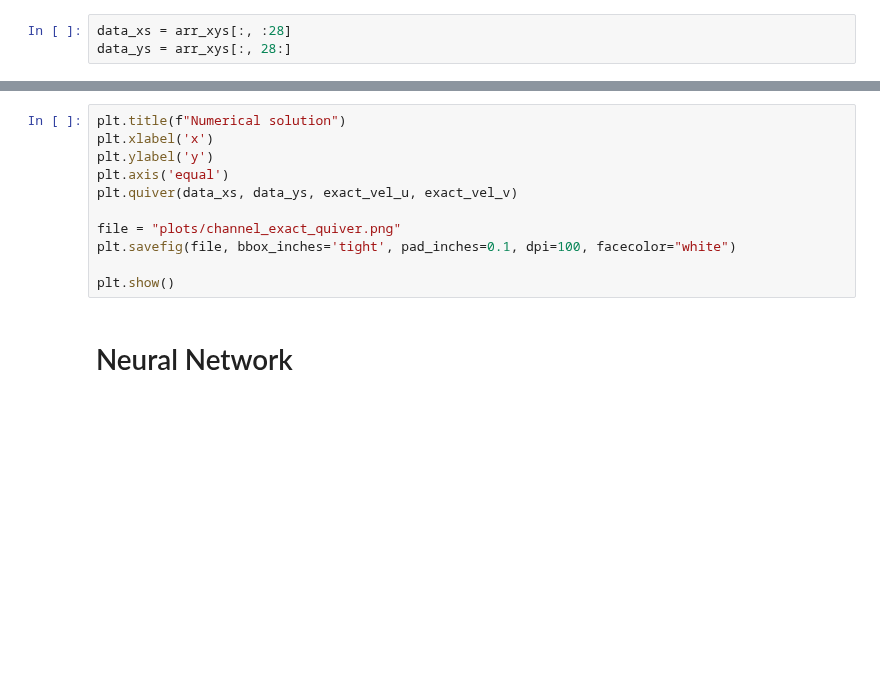
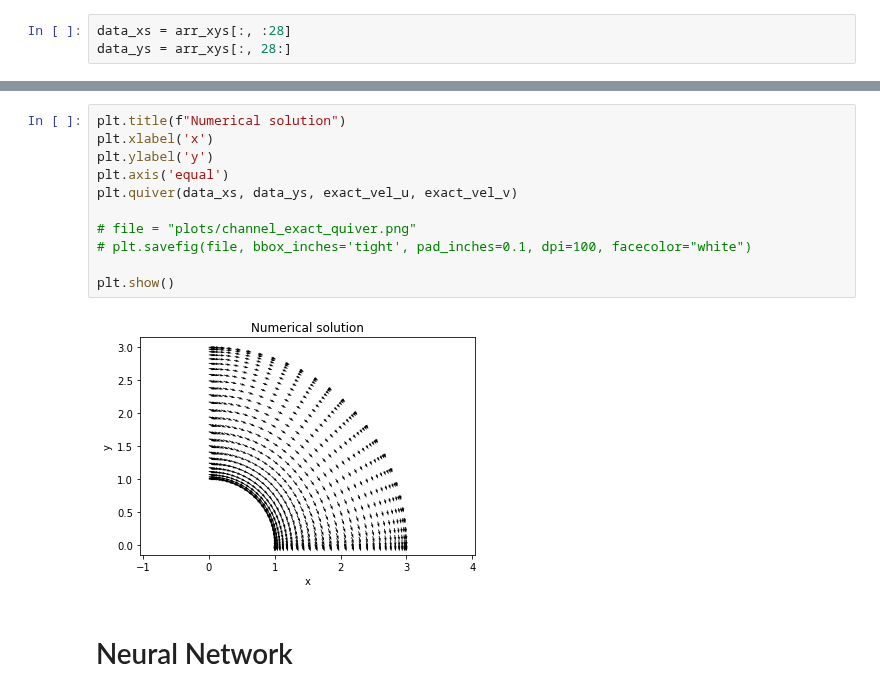
Before and after one commit to ahallback/DTU-PINN-project, a Jupyter notebook: 2D_channel_pinn_final.ipynb, the cells around one changed output, grey strips where cells are left out. Saved outputs shown, nothing was run; the diff lists cells and outputs as text; blank space fills up the shorter version.

```diff
--- a/2D_channel_pinn_final.ipynb
+++ b/2D_channel_pinn_final.ipynb
@@ -142,14 +157,16 @@ plt.show()
 # %%
 plt.title(f"Numerical solution")
 plt.xlabel('x')
 plt.ylabel('y')
 plt.axis('equal')
 plt.quiver(data_xs, data_ys, exact_vel_u, exact_vel_v)
 
-file = "plots/channel_exact_quiver.png"
-plt.savefig(file, bbox_inches='tight', pad_inches=0.1, dpi=100, facecolor="white")
+# file = "plots/channel_exact_quiver.png"
+# plt.savefig(file, bbox_inches='tight', pad_inches=0.1, dpi=100, facecolor="white")
 
 plt.show()
+# %% [output]
+[figure, added]
 # %% [markdown]
 # Neural Network
 # %%
```
Also changed, not shown: parts of 14 cells of this notebook, 6 other files.
